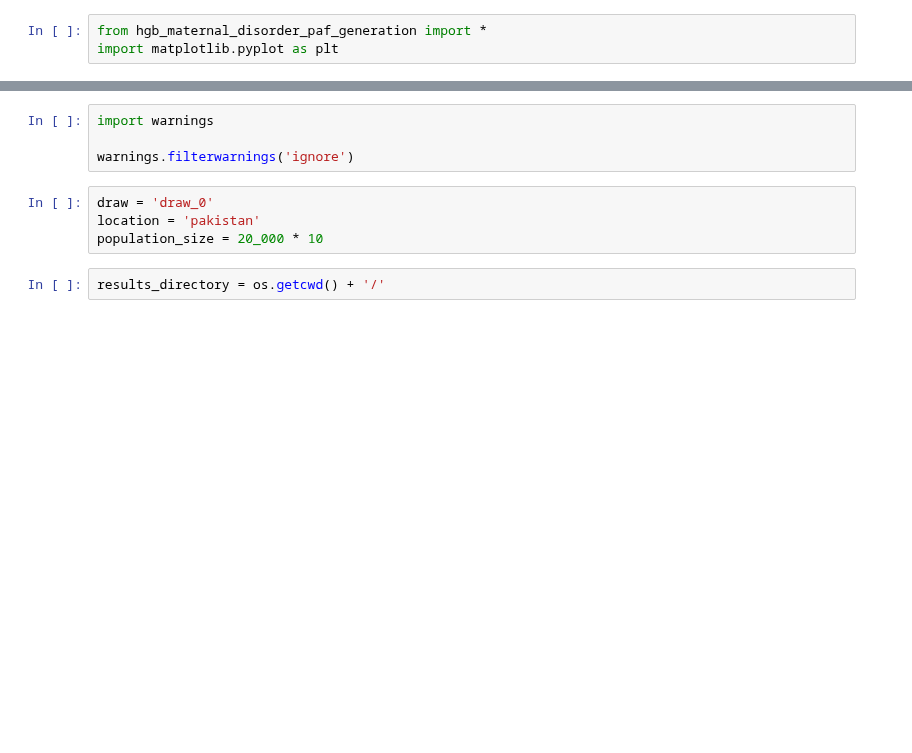
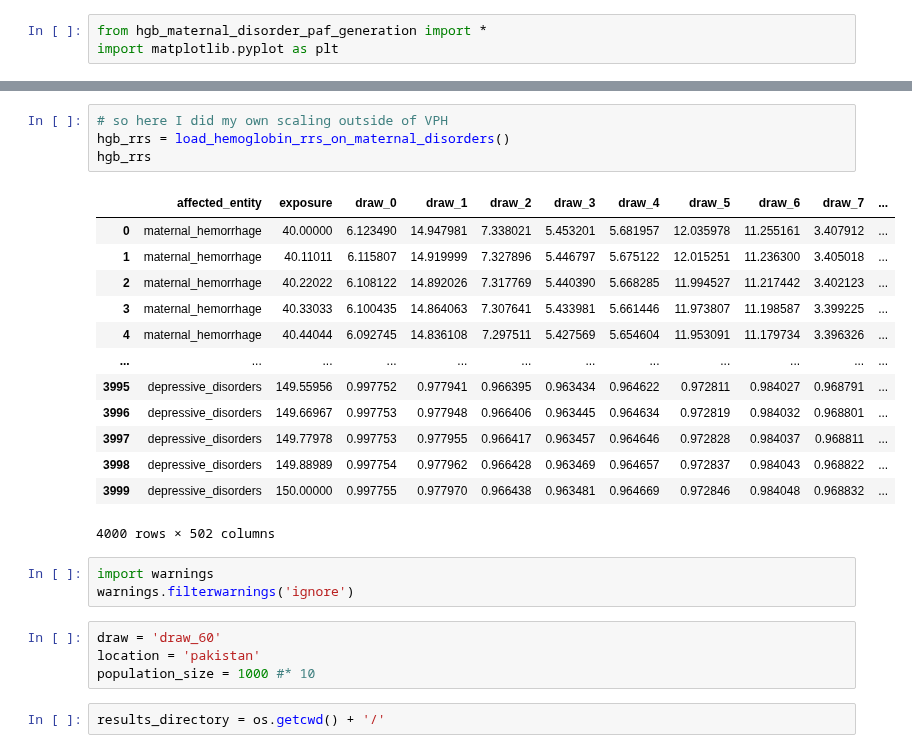
Before and after one commit to ihmeuw/vivarium_gates_mncnh, a Jupyter notebook: src/vivarium_gates_mncnh/data/hgb_pafs_maternal_disorders/function_tester.ipynb, the cells around one changed output, grey strips where cells are left out. Drawn from its saved outputs; the diff is of its cells as text; blank space fills up the shorter version.

```diff
--- a/src/vivarium_gates_mncnh/data/hgb_pafs_maternal_disorders/function_tester.ipynb
+++ b/src/vivarium_gates_mncnh/data/hgb_pafs_maternal_disorders/function_tester.ipynb
@@ -4,10 +35,27 @@ import matplotlib.pyplot as plt
+# %%
+# so here I did my own scaling outside of VPH
+hgb_rrs = load_hemoglobin_rrs_on_maternal_disorders()
+hgb_rrs
+# %% [output]
+|  | affected_entity | exposure | draw_0 | draw_1 | draw_2 | draw_3 | draw_4 | draw_5 | draw_6 | draw_7 | ... |
+| 0 | maternal_hemorrhage | 40.00000 | 6.123490 | 14.947981 | 7.338021 | 5.453201 | 5.681957 | 12.035978 | 11.255161 | 3.407912 | ... |
+| 1 | maternal_hemorrhage | 40.11011 | 6.115807 | 14.919999 | 7.327896 | 5.446797 | 5.675122 | 12.015251 | 11.236300 | 3.405018 | ... |
+| 2 | maternal_hemorrhage | 40.22022 | 6.108122 | 14.892026 | 7.317769 | 5.440390 | 5.668285 | 11.994527 | 11.217442 | 3.402123 | ... |
+| 3 | maternal_hemorrhage | 40.33033 | 6.100435 | 14.864063 | 7.307641 | 5.433981 | 5.661446 | 11.973807 | 11.198587 | 3.399225 | ... |
+| 4 | maternal_hemorrhage | 40.44044 | 6.092745 | 14.836108 | 7.297511 | 5.427569 | 5.654604 | 11.953091 | 11.179734 | 3.396326 | ... |
+| ... | ... | ... | ... | ... | ... | ... | ... | ... | ... | ... | ... |
+| 3995 | depressive_disorders | 149.55956 | 0.997752 | 0.977941 | 0.966395 | 0.963434 | 0.964622 | 0.972811 | 0.984027 | 0.968791 | ... |
+| 3996 | depressive_disorders | 149.66967 | 0.997753 | 0.977948 | 0.966406 | 0.963445 | 0.964634 | 0.972819 | 0.984032 | 0.968801 | ... |
+| 3997 | depressive_disorders | 149.77978 | 0.997753 | 0.977955 | 0.966417 | 0.963457 | 0.964646 | 0.972828 | 0.984037 | 0.968811 | ... |
+| 3998 | depressive_disorders | 149.88989 | 0.997754 | 0.977962 | 0.966428 | 0.963469 | 0.964657 | 0.972837 | 0.984043 | 0.968822 | ... |
+| 3999 | depressive_disorders | 150.00000 | 0.997755 | 0.977970 | 0.966438 | 0.963481 | 0.964669 | 0.972846 | 0.984048 | 0.968832 | ... |
+4000 rows × 502 columns
 # %%
 import warnings
-
 warnings.filterwarnings('ignore')
 # %%
-draw = 'draw_0'
+draw = 'draw_60'
 location = 'pakistan'
-population_size = 20_000 * 10
+population_size = 1000 #* 10
 # %%
 results_directory = os.getcwd() + '/'
```
Also changed, not shown: parts of 17 cells of this notebook, 2 other files.
